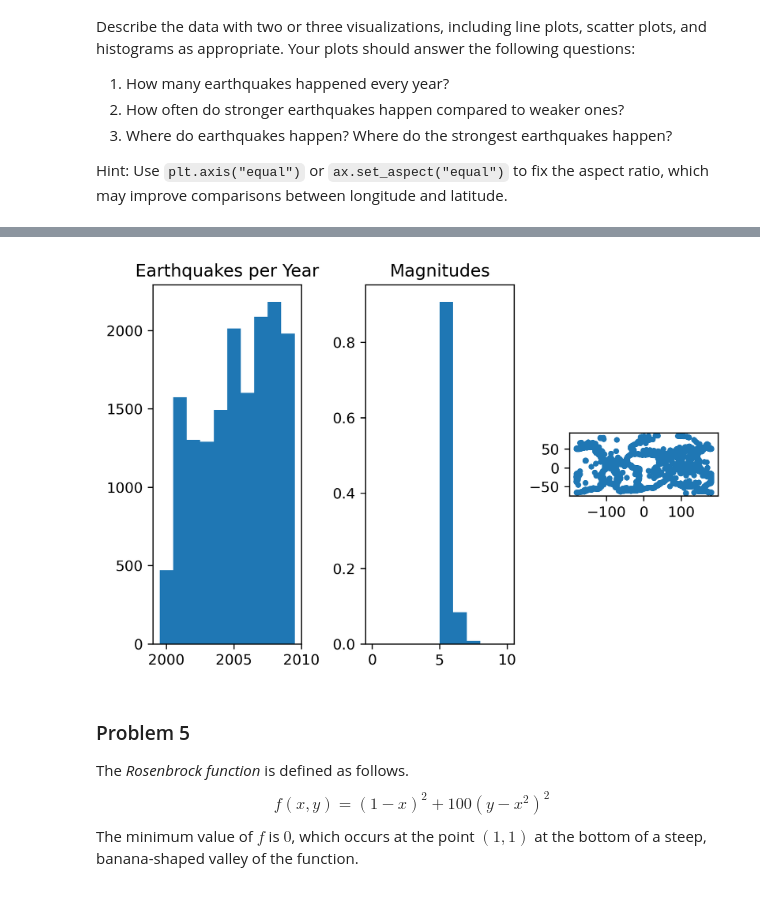
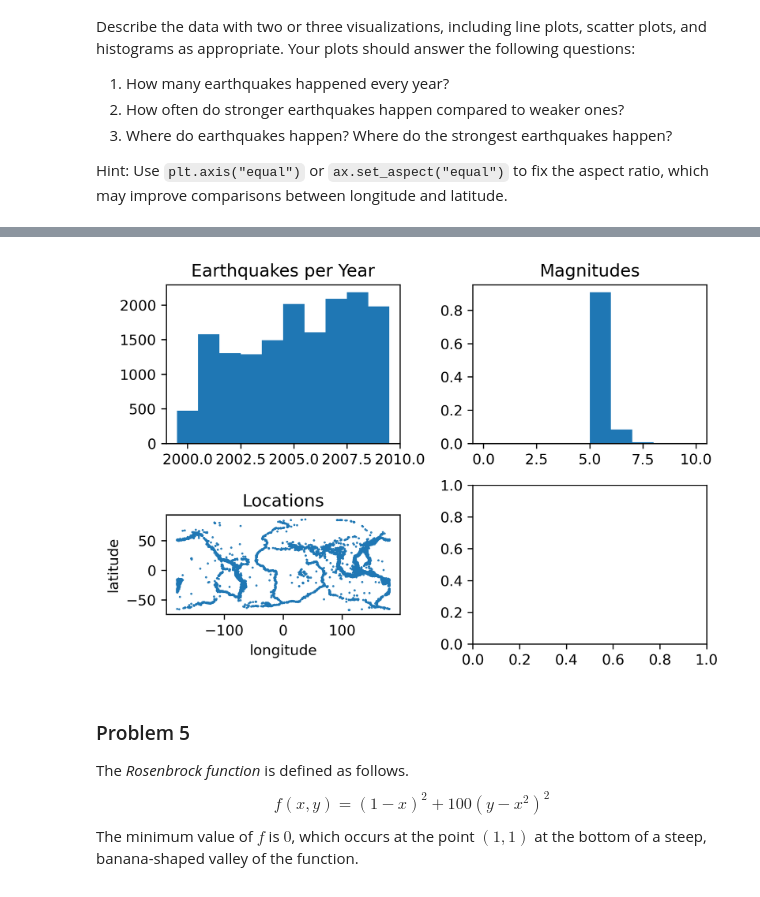
Before and after one commit to acjo/algorithims_optimization, a Jupyter notebook: DataVisualization/data_visualization.ipynb, the cells around one changed output, grey strips where cells are left out. Cells and saved outputs as stored; diff of their text form; code cells hidden in the pictures.

```diff
--- a/DataVisualization/data_visualization.ipynb
+++ b/DataVisualization/data_visualization.ipynb
@@ -251,19 +251,98 @@ Hint: Use `plt.axis("equal")` or `ax.set_aspect("equal")` to fix the aspect rati
 # %%
 years, magnitudes, longitude, latitude = np.load("earthquakes.npy").T
 
-fig, axs = plt.subplots(1, 3, constrained_layout=True)
-ax = axs[0]
+fig, axs = plt.subplots(2, 2, constrained_layout=True)
+ax = axs[0, 0]
 ax.hist(years, bins=np.arange(1999.5, 2010.5), label='Years')
 ax.set_title('Earthquakes per Year')
-ax = axs[1]
+ax = axs[0, 1]
 ax.hist(magnitudes, bins=np.arange(0, 11), label='Magnitudes', density=True)
 ax.set_title('Magnitudes')
 #plt.plot(years, magnitudes, '.')
 #print(max(years))
 #plt.xlabel("Year")
 #plt.ylabel("Magnitude")
-ax = axs[2]
-ax.plot(longitude, latitude, '.')
+ax = axs[1, 0]
+ax.plot(longitude, latitude, '.', markersize=1)
+ax.set_title('Locations')
+ax.set_xlabel('longitude')
+ax.set_ylabel('latitude')
 ax.set_aspect('equal')
+
+
+#getting longitude and latitude values for specific magnitude range
+mag_vals = [5, 6, 7, 8, 9]
+lat = []
+long = []
+n = len(longitude)
+for j in range(len(mag_vals)):
+    if j == 0:
+        mag_long = np.array([longitude[i] for i in range(n) if magnitudes[i] <= 5])
+        mag_lat = np.array([latitude[i] for i in range(n) if magnitudes[i] <= 5])
+        print(len(mag_long))
+        print(len(mag_lat))
+    else:
+        mag_long = np.array([longitude[i] for i in range(n) if magnitudes[i] <= mag_vals[i] and magnitudes[j] > mag_vals[j-1]])
+        mag_lat = np.array([latitude[i] for i in range(n) if magnitudes[i] <= mag_vals[i] and magnitudes[j] > mag_vals[j-1]])
+    long.append(mag_long)
+    lat.append(mag_lat)
+
+colors = ['b', 'g', 'r', 'c', 'k']
+
+ax = axs[1,1]
+mag_5_long = np.array([latitude])
+mag_5_lat = []
+ax.plot(np.sqrt(longitude**2 + latitude**2), magnitudes, 'r*', markersize=2)
+
 plt.show()
+
+
+
+years, magnitudes, longitude, latitude = np.load("earthquakes.npy").T
+
+fig, axs = plt.subplots(2, 2, constrained_layout=True)
+ax = axs[0, 0]
+ax.hist(years, bins=np.arange(1999.5, 2010.5), label='Years')
+ax.set_title('Earthquakes per Year')
+ax = axs[0, 1]
+ax.hist(magnitudes, bins=np.arange(0, 11), label='Magnitudes', density=True)
+ax.set_title('Magnitudes')
+#plt.plot(years, magnitudes, '.')
+#print(max(years))
+#plt.xlabel("Year")
+#plt.ylabel("Magnitude")
+ax = axs[1, 0]
+ax.plot(longitude, latitude, '.', markersize=1)
+ax.set_title('Locations')
+ax.set_xlabel('longitude')
+ax.set_ylabel('latitude')
+ax.set_aspect('equal')
+
+
+#getting longitude and latitude values for specific magnitude range
+mag_vals = [5, 6, 7, 8, 9]
+lat = []
+long = []
+n = len(longitude)
+
+
+'''
+for j in range(len(mag_vals)):
+    if j == 0:
+        mag_long = np.array([longitude[i] for i in range(n) if magnitudes[i] <= 5])
+        mag_lat = np.array([latitude[i] for i in range(n) if magnitudes[i] <= 5])
+        print(len(mag_long))
+        print(len(mag_lat))
+    #else:
+        #mag_long = np.array([longitude[i] for i in range(n) if magnitudes[i] <= mag_vals[j] and magnitudes[i] > mag_vals[j-1]])
+        #mag_lat = np.array([latitude[i] for i in range(n) if magnitudes[i] <= mag_vals[j] and magnitudes[i] > mag_vals[j-1]])
+    long.append(mag_long)
+    lat.append(mag_lat)
+
+'''
+
+colors = ['b', 'g', 'r', 'c', 'k']
+
+ax = axs[1,1]
+plt.show()
 # %% [output]
@@ -270,4 +352,4 @@ plt.show()
-[figure, old version]
+[figure, new version]
 # %% [markdown]
 ### Problem 5
 
```
Also changed, not shown: parts of 1 cell of this notebook.
